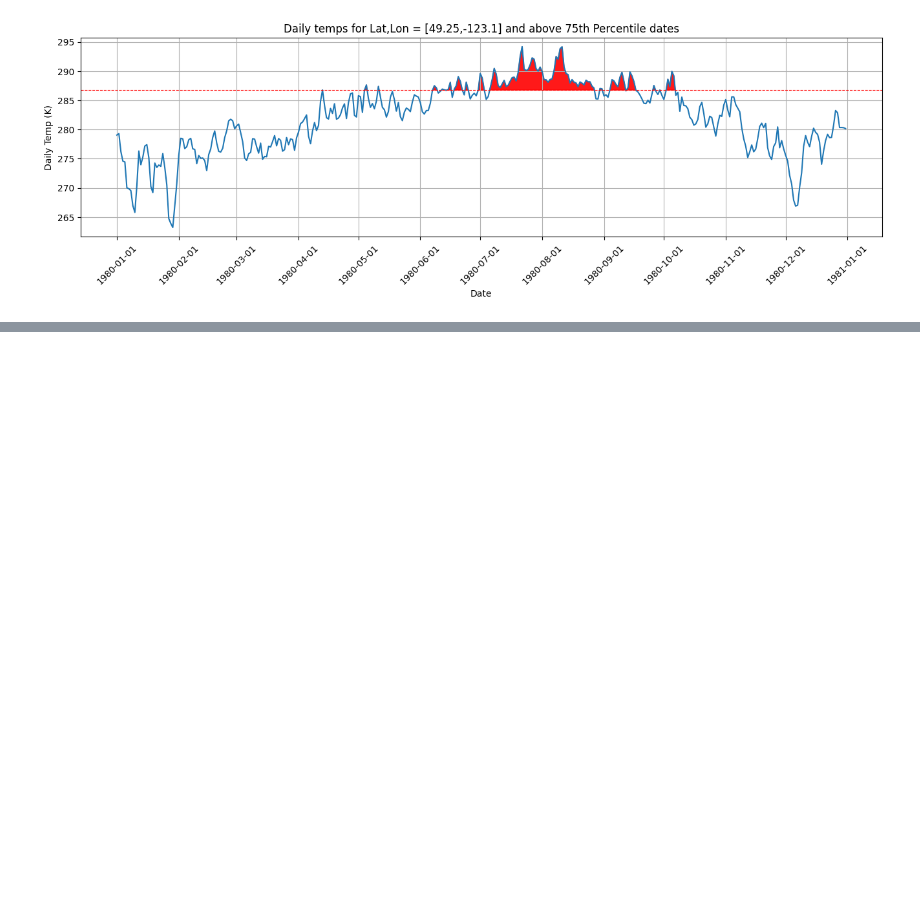
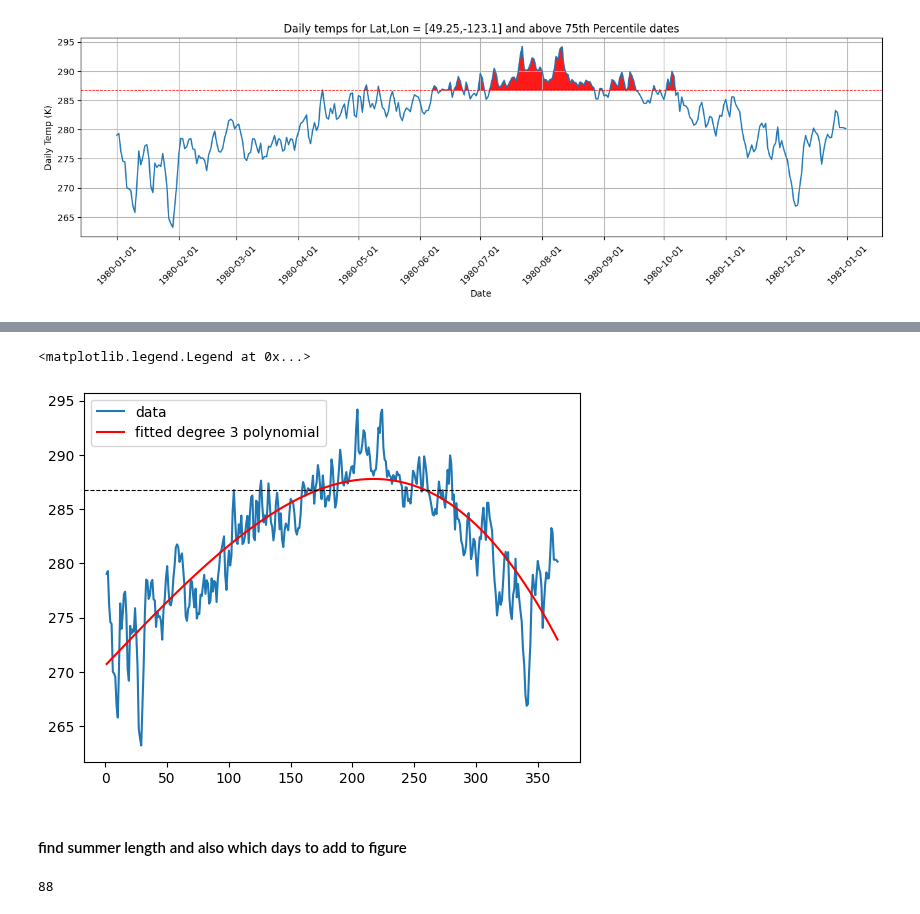
Before and after one commit to tedscott/HeatWaves, a Jupyter notebook: OneYearTestERA5-summer.ipynb, the cells around one changed output, grey strips where cells are left out. Saved outputs shown, nothing was run; the diff lists cells and outputs as text; code cells hidden in the pictures; blank space fills up the shorter version.

Commit message:
updated summer length with function and tested it

```diff
--- a/OneYearTestERA5-summer.ipynb
+++ b/OneYearTestERA5-summer.ipynb
@@ -203,0 +232,22 @@ Text(0, 0.5, 'Daily Temp (K)')
+# %%
+x1 = plot_data.time.dt.dayofyear.values
+y1 = plot_data.values
+#x1, y1
+coefs = np.polyfit(x1, y1, 3)
+poly = np.poly1d(coefs)
+# %%
+x_values = np.linspace(min(x1), max(x1), 366) # create some x values for plotting polynomial fit
+plt.plot(x1,y1, label='data')
+plt.plot(x_values, poly(x_values), label='fitted degree 3 polynomial', color='red')
+plt.axhline(plot_c_75, color="black", linewidth=0.8, linestyle="dashed")
+plt.legend()
+# %% [output]
+<matplotlib.legend.Legend at 0x...>
+[figure, added]
+# %% [markdown]
+#### find summer length and also which days to add to figure
+# %%
+summer_length = np.count_nonzero(poly(x_values) >= plot_c_75.values)
+summer_length
+# %% [output]
+88
```
Also changed, not shown: parts of 15 cells of this notebook, 2 other files.
